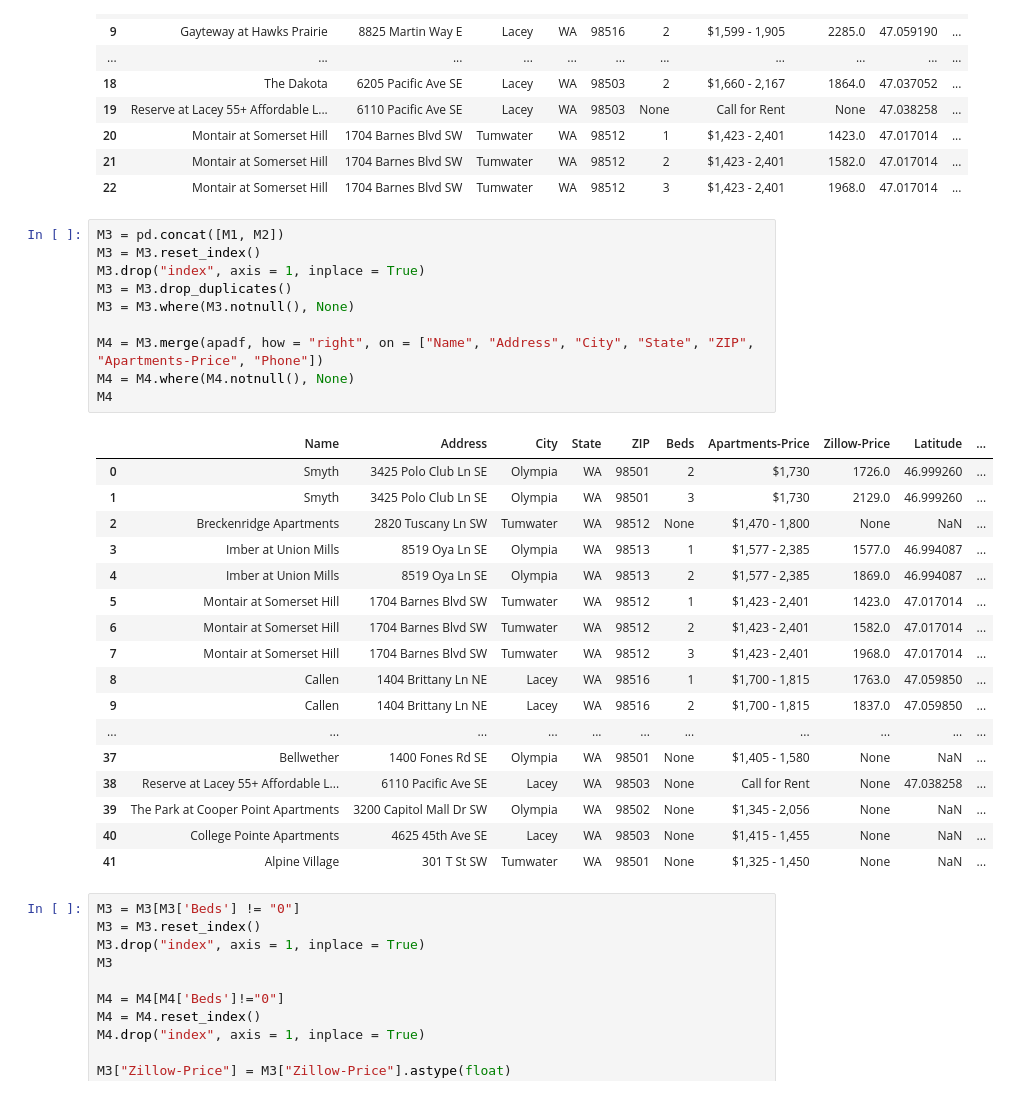
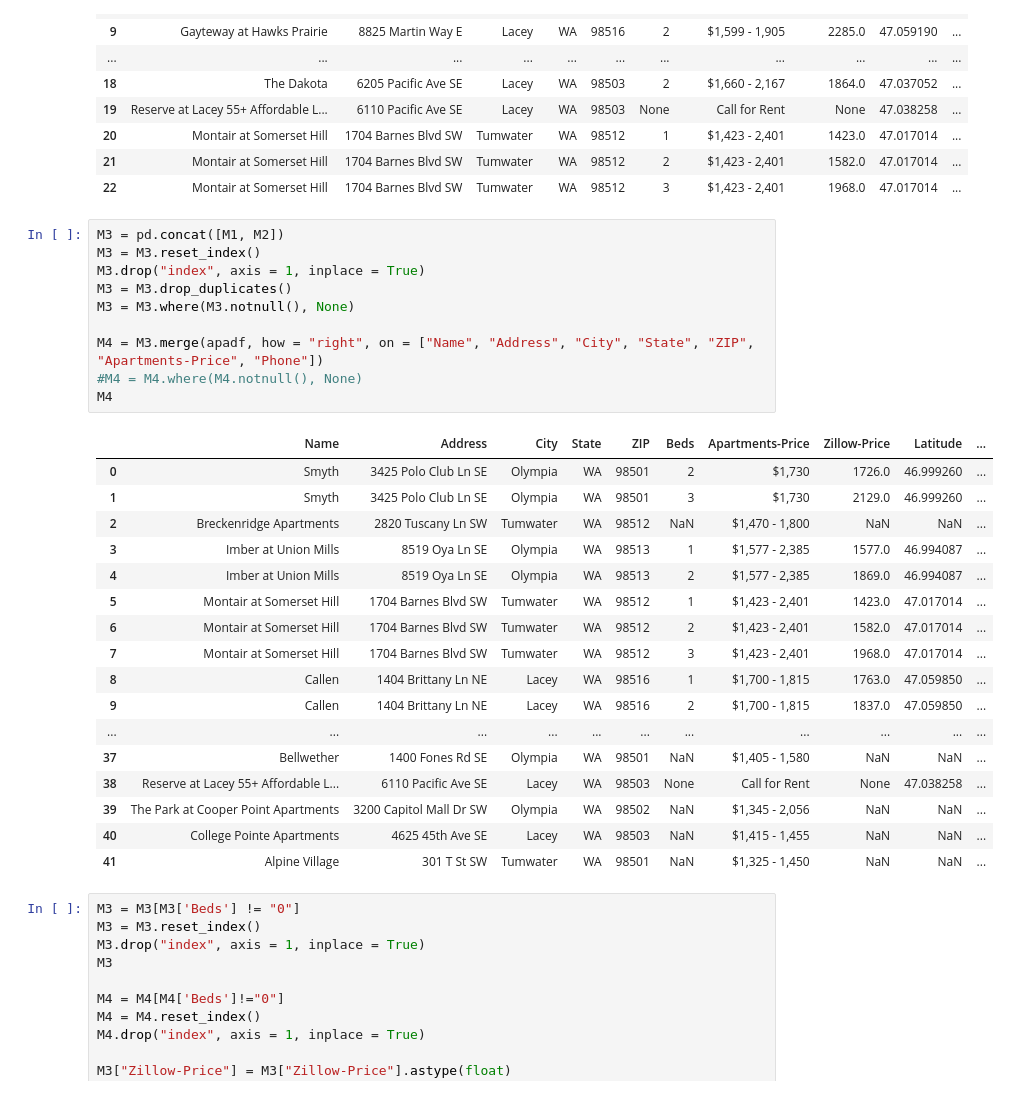
Before and after one commit to Kvnsu/STA-220-Final-Project-Winter-2023, a Jupyter notebook: Su_Kevin_Final Project STA 220 Code (1).ipynb, the cells around one changed output. Saved outputs shown, nothing was run; the diff lists cells and outputs as text.

```diff
--- a/Su_Kevin_Final Project STA 220 Code (1).ipynb
+++ b/Su_Kevin_Final Project STA 220 Code (1).ipynb
@@ -519,18 +515,18 @@ M1
 # %%
 M3 = pd.concat([M1, M2])
 M3 = M3.reset_index()
 M3.drop("index", axis = 1, inplace = True)
 M3 = M3.drop_duplicates()
 M3 = M3.where(M3.notnull(), None)
 
 M4 = M3.merge(apadf, how = "right", on = ["Name", "Address", "City", "State", "ZIP", "Apartments-Price", "Phone"])
-M4 = M4.where(M4.notnull(), None)
+#M4 = M4.where(M4.notnull(), None)
 M4
 # %% [output]
 |  | Name | Address | City | State | ZIP | Beds | Apartments-Price | Zillow-Price | Latitude | ... |
 | 0 | Smyth | 3425 Polo Club Ln SE | Olympia | WA | 98501 | 2 | $1,730 | 1726.0 | 46.999260 | ... |
 | 1 | Smyth | 3425 Polo Club Ln SE | Olympia | WA | 98501 | 3 | $1,730 | 2129.0 | 46.999260 | ... |
-| 2 | Breckenridge Apartments | 2820 Tuscany Ln SW | Tumwater | WA | 98512 | None | $1,470 - 1,800 | None | NaN | ... |
+| 2 | Breckenridge Apartments | 2820 Tuscany Ln SW | Tumwater | WA | 98512 | NaN | $1,470 - 1,800 | NaN | NaN | ... |
 | 3 | Imber at Union Mills | 8519 Oya Ln SE | Olympia | WA | 98513 | 1 | $1,577 - 2,385 | 1577.0 | 46.994087 | ... |
 | 4 | Imber at Union Mills | 8519 Oya Ln SE | Olympia | WA | 98513 | 2 | $1,577 - 2,385 | 1869.0 | 46.994087 | ... |
 | 5 | Montair at Somerset Hill | 1704 Barnes Blvd SW | Tumwater | WA | 98512 | 1 | $1,423 - 2,401 | 1423.0 | 47.017014 | ... |
@@ -539,11 +535,11 @@ M4
 | 8 | Callen | 1404 Brittany Ln NE | Lacey | WA | 98516 | 1 | $1,700 - 1,815 | 1763.0 | 47.059850 | ... |
 | 9 | Callen | 1404 Brittany Ln NE | Lacey | WA | 98516 | 2 | $1,700 - 1,815 | 1837.0 | 47.059850 | ... |
 | ... | ... | ... | ... | ... | ... | ... | ... | ... | ... | ... |
-| 37 | Bellwether | 1400 Fones Rd SE | Olympia | WA | 98501 | None | $1,405 - 1,580 | None | NaN | ... |
+| 37 | Bellwether | 1400 Fones Rd SE | Olympia | WA | 98501 | NaN | $1,405 - 1,580 | NaN | NaN | ... |
 | 38 | Reserve at Lacey 55+ Affordable L... | 6110 Pacific Ave SE | Lacey | WA | 98503 | None | Call for Rent | None | 47.038258 | ... |
-| 39 | The Park at Cooper Point Apartments | 3200 Capitol Mall Dr SW | Olympia | WA | 98502 | None | $1,345 - 2,056 | None | NaN | ... |
-| 40 | College Pointe Apartments | 4625 45th Ave SE | Lacey | WA | 98503 | None | $1,415 - 1,455 | None | NaN | ... |
-| 41 | Alpine Village | 301 T St SW | Tumwater | WA | 98501 | None | $1,325 - 1,450 | None | NaN | ... |
+| 39 | The Park at Cooper Point Apartments | 3200 Capitol Mall Dr SW | Olympia | WA | 98502 | NaN | $1,345 - 2,056 | NaN | NaN | ... |
+| 40 | College Pointe Apartments | 4625 45th Ave SE | Lacey | WA | 98503 | NaN | $1,415 - 1,455 | NaN | NaN | ... |
+| 41 | Alpine Village | 301 T St SW | Tumwater | WA | 98501 | NaN | $1,325 - 1,450 | NaN | NaN | ... |
 # %%
 M3 = M3[M3['Beds'] != "0"]
 M3 = M3.reset_index()
```
Also changed, not shown: parts of 8 cells of this notebook, 2 other files.
